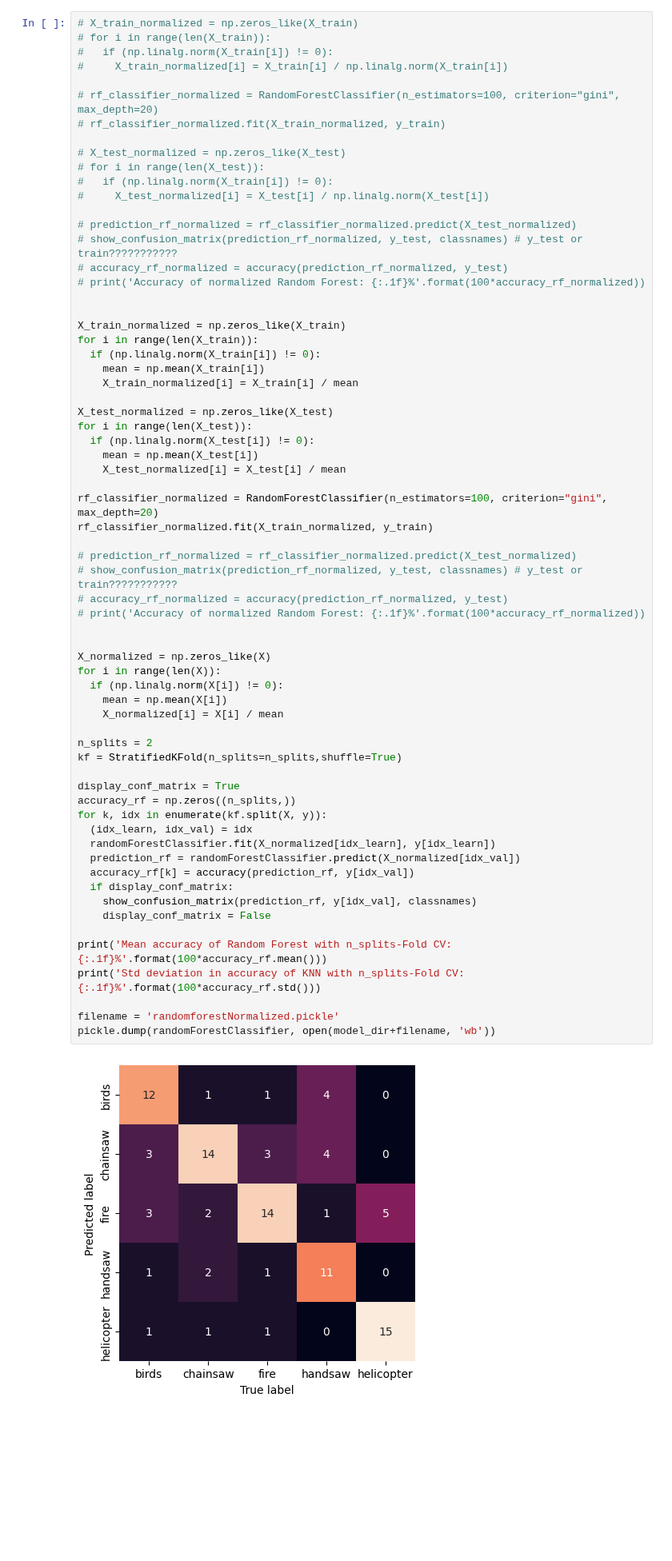
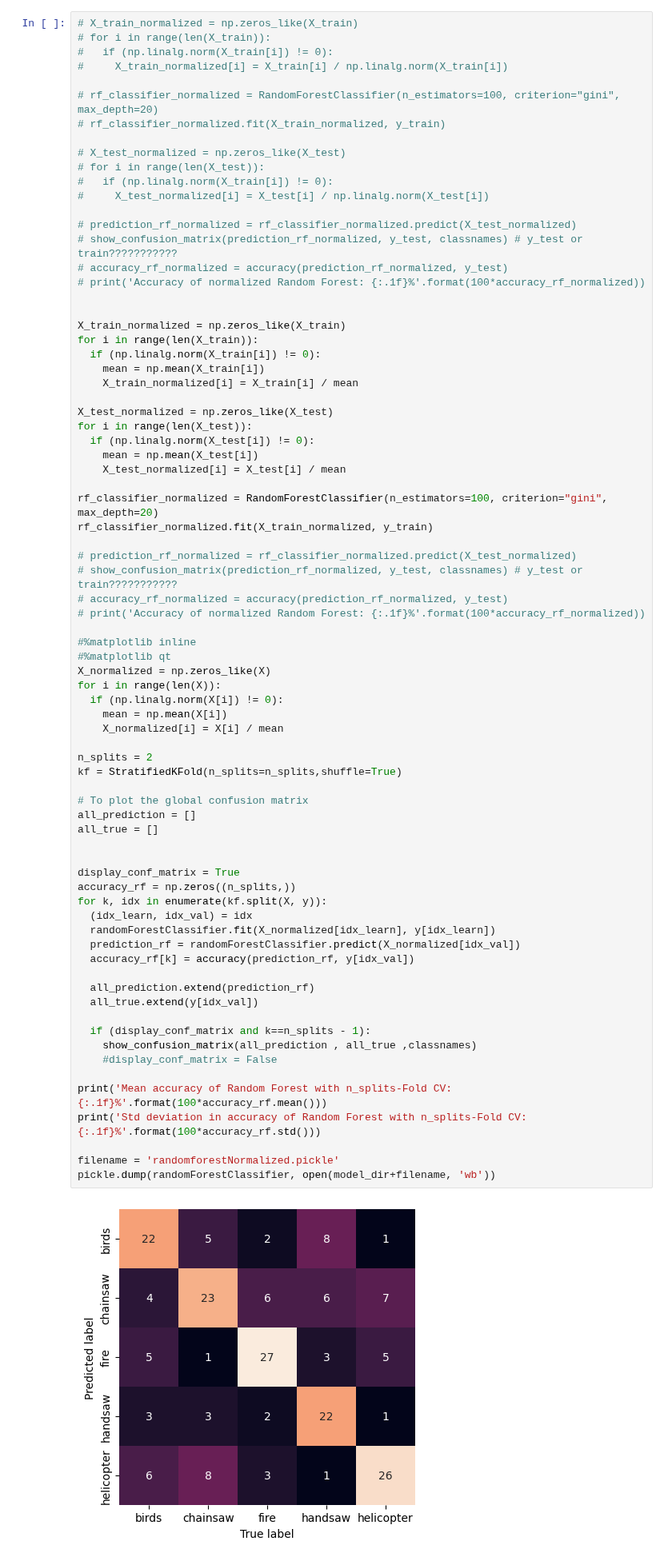
Before and after one commit to colinrenard/LELEC210X, a Jupyter notebook: classification/random_forest.ipynb, the cells around one changed output. Shown at 80% size. Cells and saved outputs as stored; diff of their text form; blank space fills up the shorter version.

Commit message:
global conf matrix classification normalized

```diff
--- a/classification/random_forest.ipynb
+++ b/classification/random_forest.ipynb
@@ -158,36 +167,46 @@ for i in range(len(X_test)):
 rf_classifier_normalized = RandomForestClassifier(n_estimators=100, criterion="gini", max_depth=20)
 rf_classifier_normalized.fit(X_train_normalized, y_train)
 
 # prediction_rf_normalized = rf_classifier_normalized.predict(X_test_normalized)
 # show_confusion_matrix(prediction_rf_normalized, y_test, classnames) # y_test or train???????????
 # accuracy_rf_normalized = accuracy(prediction_rf_normalized, y_test)
 # print('Accuracy of normalized Random Forest: {:.1f}%'.format(100*accuracy_rf_normalized))
 
-
+#%matplotlib inline
+#%matplotlib qt
 X_normalized = np.zeros_like(X)
 for i in range(len(X)):
   if (np.linalg.norm(X[i]) != 0):
     mean = np.mean(X[i])
     X_normalized[i] = X[i] / mean
 
 n_splits = 2
 kf = StratifiedKFold(n_splits=n_splits,shuffle=True)
 
+# To plot the global confusion matrix
+all_prediction = []
+all_true = []
+
+
 display_conf_matrix = True
 accuracy_rf = np.zeros((n_splits,))
 for k, idx in enumerate(kf.split(X, y)):
   (idx_learn, idx_val) = idx
   randomForestClassifier.fit(X_normalized[idx_learn], y[idx_learn])
   prediction_rf = randomForestClassifier.predict(X_normalized[idx_val])
   accuracy_rf[k] = accuracy(prediction_rf, y[idx_val])
-  if display_conf_matrix:
-    show_confusion_matrix(prediction_rf, y[idx_val], classnames)
-    display_conf_matrix = False
+
+  all_prediction.extend(prediction_rf)
+  all_true.extend(y[idx_val])
+
+  if (display_conf_matrix and k==n_splits - 1):
+    show_confusion_matrix(all_prediction , all_true ,classnames)
+    #display_conf_matrix = False
 
 print('Mean accuracy of Random Forest with n_splits-Fold CV: {:.1f}%'.format(100*accuracy_rf.mean()))
-print('Std deviation in accuracy of KNN with n_splits-Fold CV: {:.1f}%'.format(100*accuracy_rf.std()))
+print('Std deviation in accuracy of Random Forest with n_splits-Fold CV: {:.1f}%'.format(100*accuracy_rf.std()))
 
 filename = 'randomforestNormalized.pickle'
 pickle.dump(randomForestClassifier, open(model_dir+filename, 'wb'))
 # %% [output]
-[figure, old version]
+[figure, new version]
```
Also changed, not shown: parts of 3 cells of this notebook, 3 other files.
